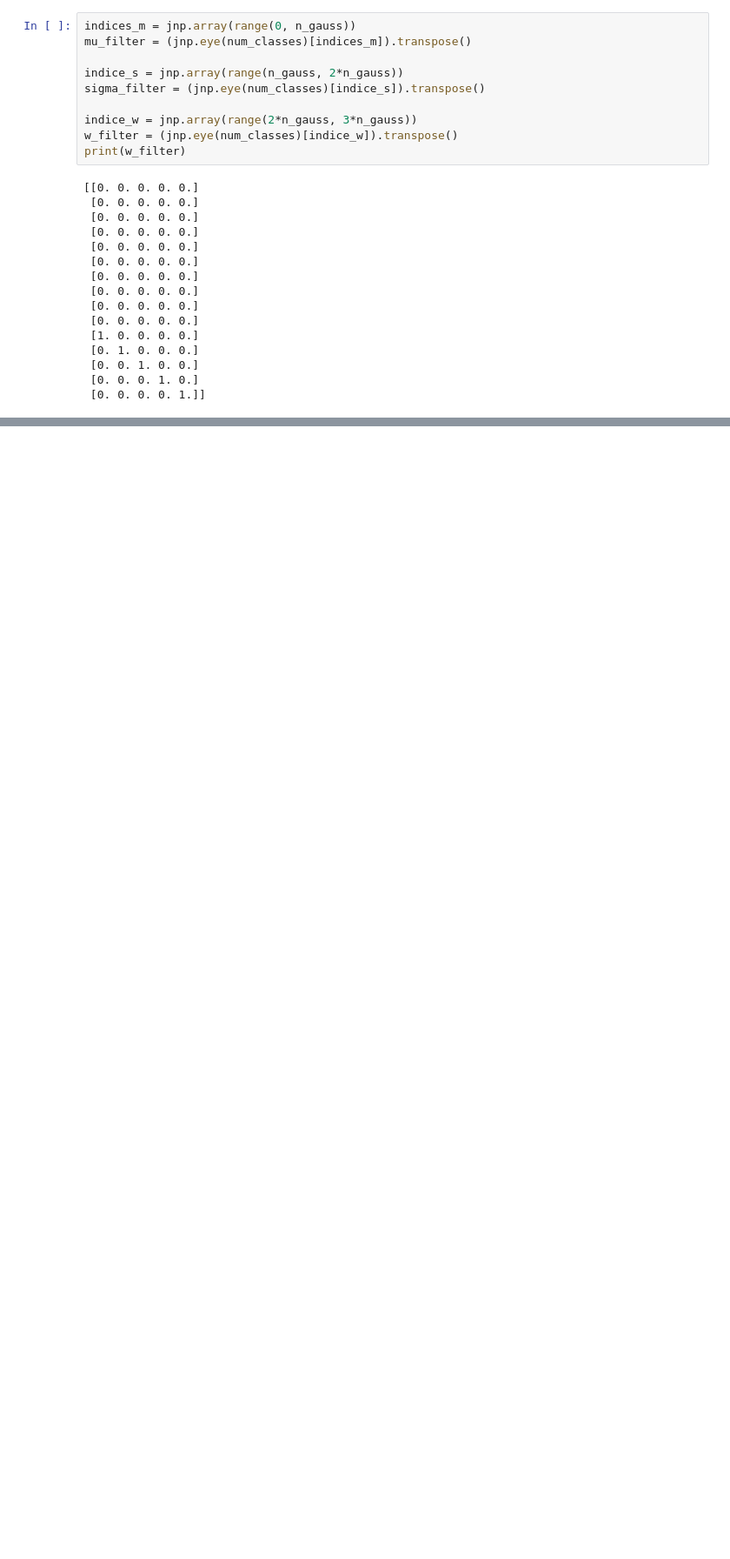
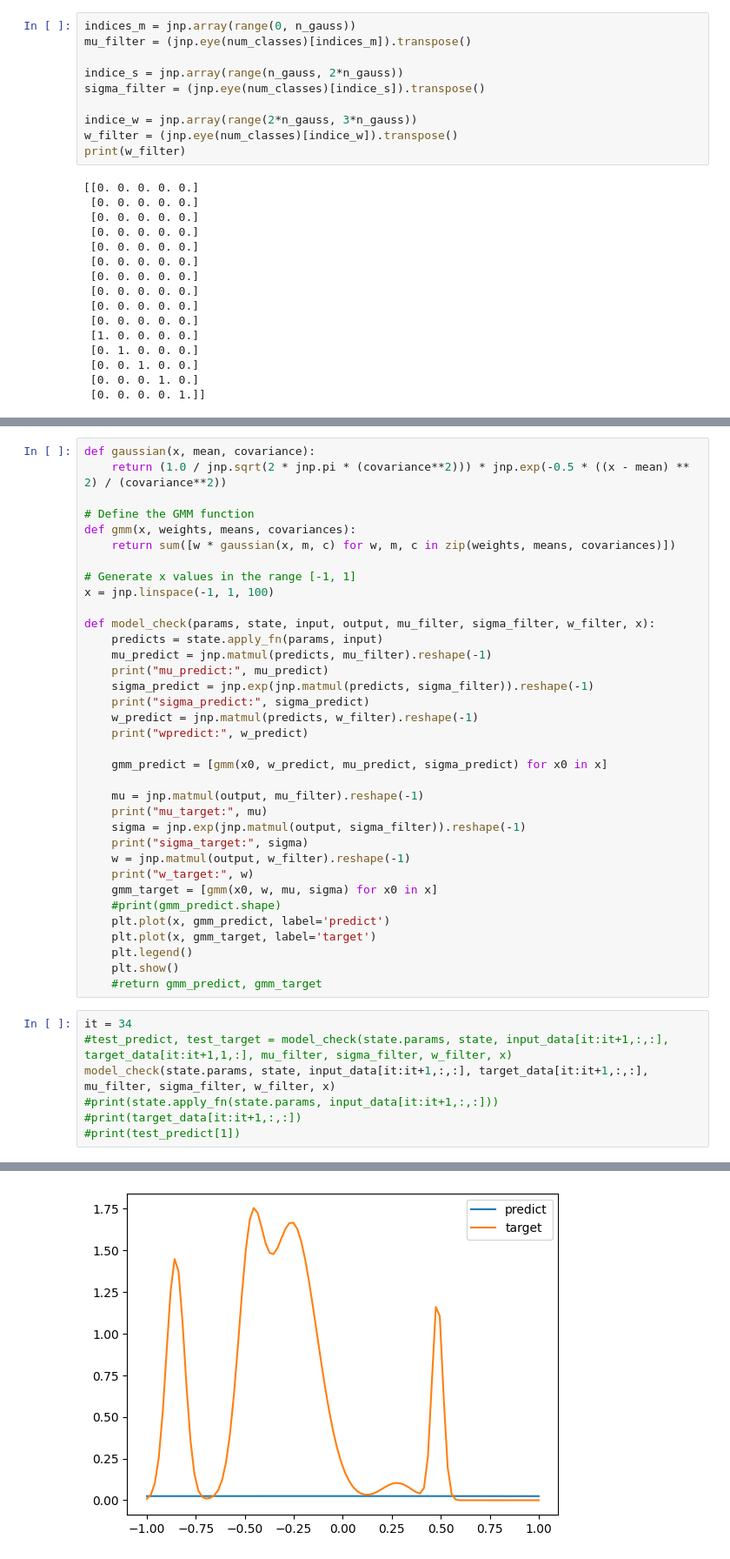
Before and after one commit to YoshihiroMichishita/julia, a Jupyter notebook: SparseIR+/jax_test.ipynb, the cells around one changed output, grey strips where cells are left out. Shown at 87% size. Cells and saved outputs as stored; diff of their text form; blank space fills up the shorter version.

```diff
--- a/SparseIR+/jax_test.ipynb
+++ b/SparseIR+/jax_test.ipynb
@@ -159,0 +272,43 @@ print(target_data[it:it+1,:,:])
+# %%
+def gaussian(x, mean, covariance):
+    return (1.0 / jnp.sqrt(2 * jnp.pi * (covariance**2))) * jnp.exp(-0.5 * ((x - mean) ** 2) / (covariance**2))
+
+# Define the GMM function
+def gmm(x, weights, means, covariances):
+    return sum([w * gaussian(x, m, c) for w, m, c in zip(weights, means, covariances)])
+
+# Generate x values in the range [-1, 1]
+x = jnp.linspace(-1, 1, 100)
+
+def model_check(params, state, input, output, mu_filter, sigma_filter, w_filter, x):
+    predicts = state.apply_fn(params, input)
+    mu_predict = jnp.matmul(predicts, mu_filter).reshape(-1)
+    print("mu_predict:", mu_predict)
+    sigma_predict = jnp.exp(jnp.matmul(predicts, sigma_filter)).reshape(-1)
+    print("sigma_predict:", sigma_predict)
+    w_predict = jnp.matmul(predicts, w_filter).reshape(-1)
+    print("wpredict:", w_predict)
+
+    gmm_predict = [gmm(x0, w_predict, mu_predict, sigma_predict) for x0 in x]
+
+    mu = jnp.matmul(output, mu_filter).reshape(-1)
+    print("mu_target:", mu)
+    sigma = jnp.exp(jnp.matmul(output, sigma_filter)).reshape(-1)
+    print("sigma_target:", sigma)
+    w = jnp.matmul(output, w_filter).reshape(-1)
+    print("w_target:", w)
+    gmm_target = [gmm(x0, w, mu, sigma) for x0 in x]
+    #print(gmm_predict.shape)
+    plt.plot(x, gmm_predict, label='predict')
+    plt.plot(x, gmm_target, label='target')
+    plt.legend()
+    plt.show()
+    #return gmm_predict, gmm_target
+# %%
+it = 34
+#test_predict, test_target = model_check(state.params, state, input_data[it:it+1,:,:], target_data[it:it+1,1,:], mu_filter, sigma_filter, w_filter, x)
+model_check(state.params, state, input_data[it:it+1,:,:], target_data[it:it+1,:,:], mu_filter, sigma_filter, w_filter, x)
+#print(state.apply_fn(state.params, input_data[it:it+1,:,:]))
+#print(target_data[it:it+1,:,:])
+#print(test_predict[1])
+# %% [output]
@@ -159,0 +321 @@ print(target_data[it:it+1,:,:])
+[figure, added]
```
Also changed, not shown: parts of 17 cells of this notebook, 3 other files.
